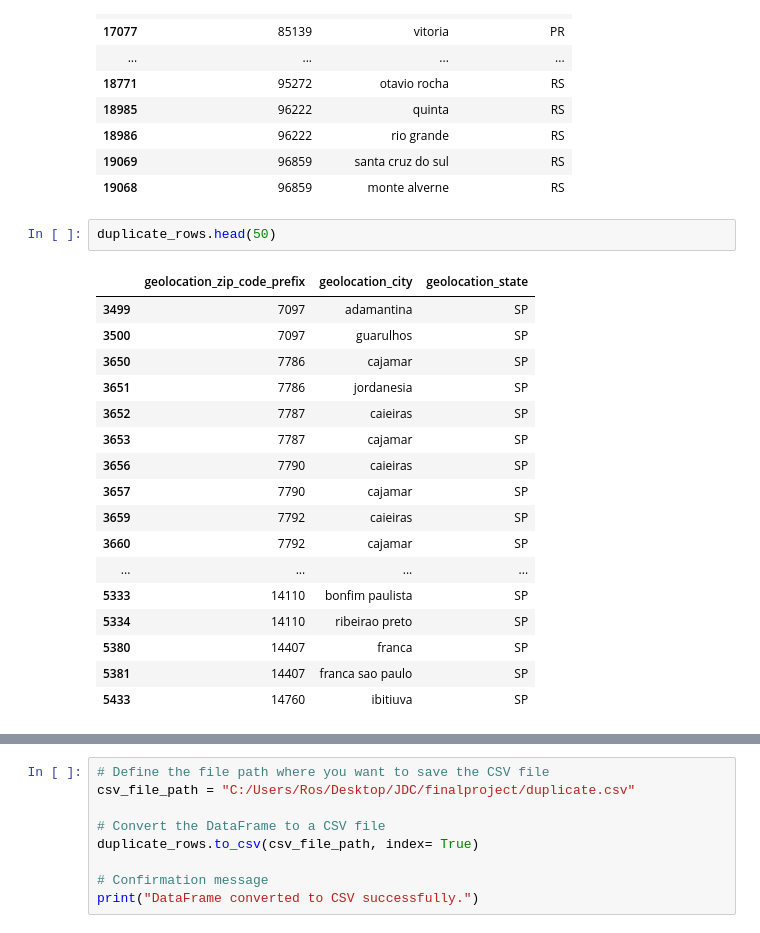
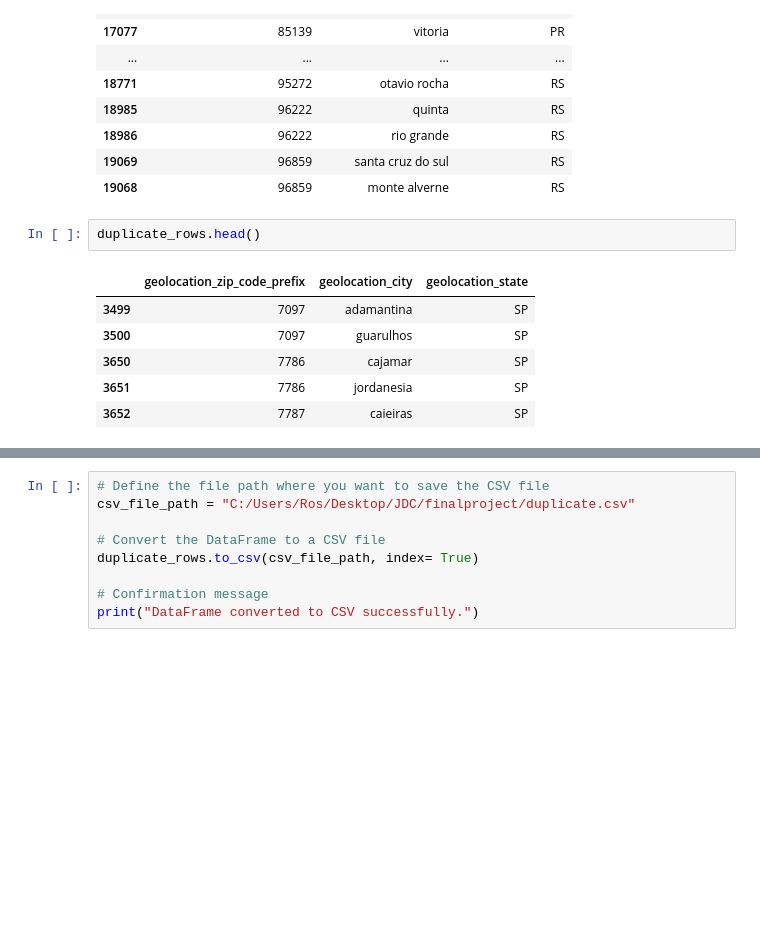
Before and after one commit to HassanHosain/tp_final_proj, a Jupyter notebook: cleaned geolocation_df.ipynb, the cells around one changed output, grey strips where cells are left out. Cells and saved outputs as stored; diff of their text form; blank space fills up the shorter version.

```diff
--- a/cleaned geolocation_df.ipynb
+++ b/cleaned geolocation_df.ipynb
@@ -285,22 +285,11 @@ INDEX NUMBER:
 | 19069 | 96859 | santa cruz do sul | RS |
 | 19068 | 96859 | monte alverne | RS |
 # %%
-duplicate_rows.head(50)
+duplicate_rows.head()
 # %% [output]
 |  | geolocation_zip_code_prefix | geolocation_city | geolocation_state |
 | 3499 | 7097 | adamantina | SP |
 | 3500 | 7097 | guarulhos | SP |
 | 3650 | 7786 | cajamar | SP |
 | 3651 | 7786 | jordanesia | SP |
 | 3652 | 7787 | caieiras | SP |
-| 3653 | 7787 | cajamar | SP |
-| 3656 | 7790 | caieiras | SP |
-| 3657 | 7790 | cajamar | SP |
-| 3659 | 7792 | caieiras | SP |
-| 3660 | 7792 | cajamar | SP |
-| ... | ... | ... | ... |
-| 5333 | 14110 | bonfim paulista | SP |
-| 5334 | 14110 | ribeirao preto | SP |
-| 5380 | 14407 | franca | SP |
-| 5381 | 14407 | franca sao paulo | SP |
-| 5433 | 14760 | ibitiuva | SP |
```
Also changed, not shown: parts of 4 cells of this notebook, 1 other file.
